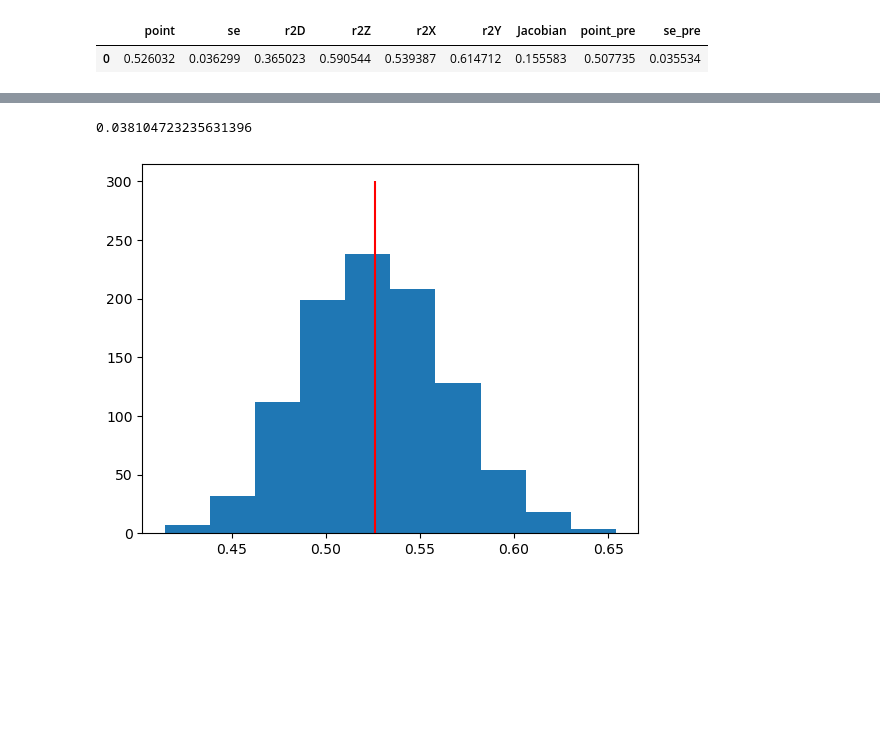
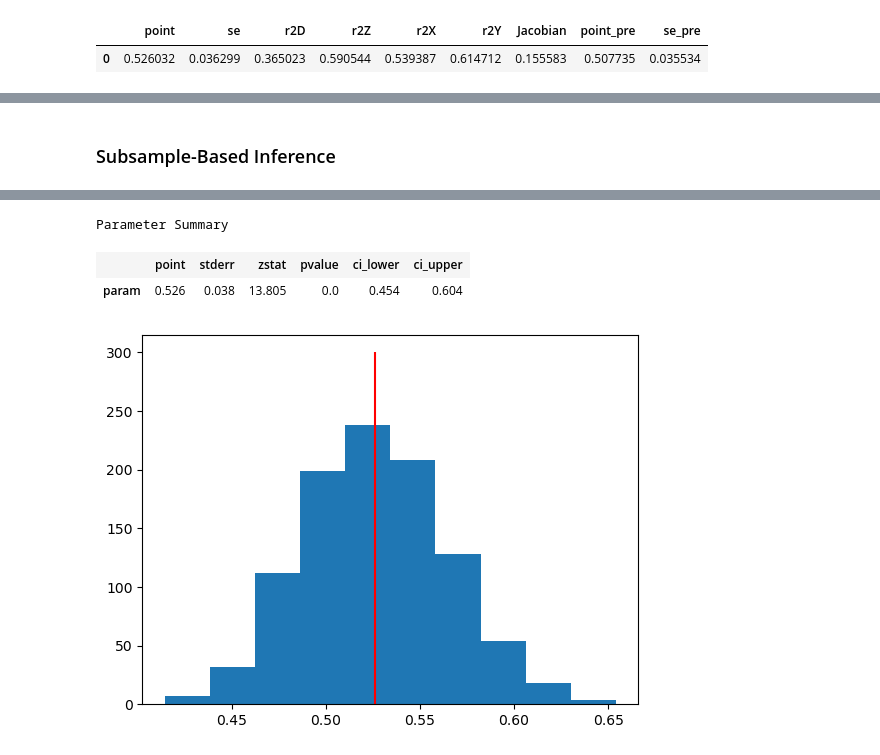
Before and after one commit to syrgkanislab/hidden_mediators, a Jupyter notebook: SyntheticExperiments.ipynb, the cells around one changed output, grey strips where cells are left out. Saved outputs shown, nothing was run; the diff lists cells and outputs as text; code cells hidden in the pictures; blank space fills up the shorter version.

```diff
--- a/SyntheticExperiments.ipynb
+++ b/SyntheticExperiments.ipynb
@@ -58,5 +66,7 @@ est.point_, est.std_
+# %% [markdown]
+### Subsample-Based Inference
 # %%
-point_dist = est.subsample_third_stage(n_subsamples=1000, fraction=0.5, replace=False, verbose=3)
-print(np.std(point_dist))
+inf = est.bootstrap_inference(stage=3, n_subsamples=1000, fraction=0.5, replace=False, verbose=3)
+inf.summary()
 # %% [output]
 [Parallel(n_jobs=-1)]: Using backend LokyBackend with 20 concurrent workers.
@@ -66,2 +76,4 @@ print(np.std(point_dist))
-0.038104723235631396
+Parameter Summary
+|  | point | stderr | zstat | pvalue | ci_lower | ci_upper |
+| param | 0.526 | 0.038 | 13.805 | 0.0 | 0.454 | 0.604 |
 # %%
```
Also changed, not shown: parts of 16 cells of this notebook, 2 other files.
